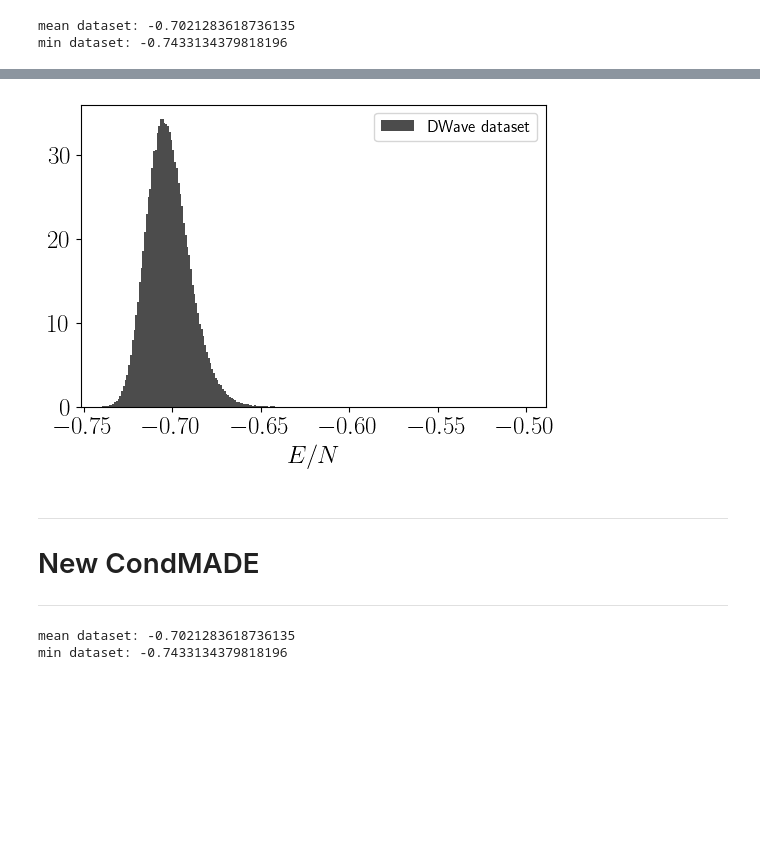
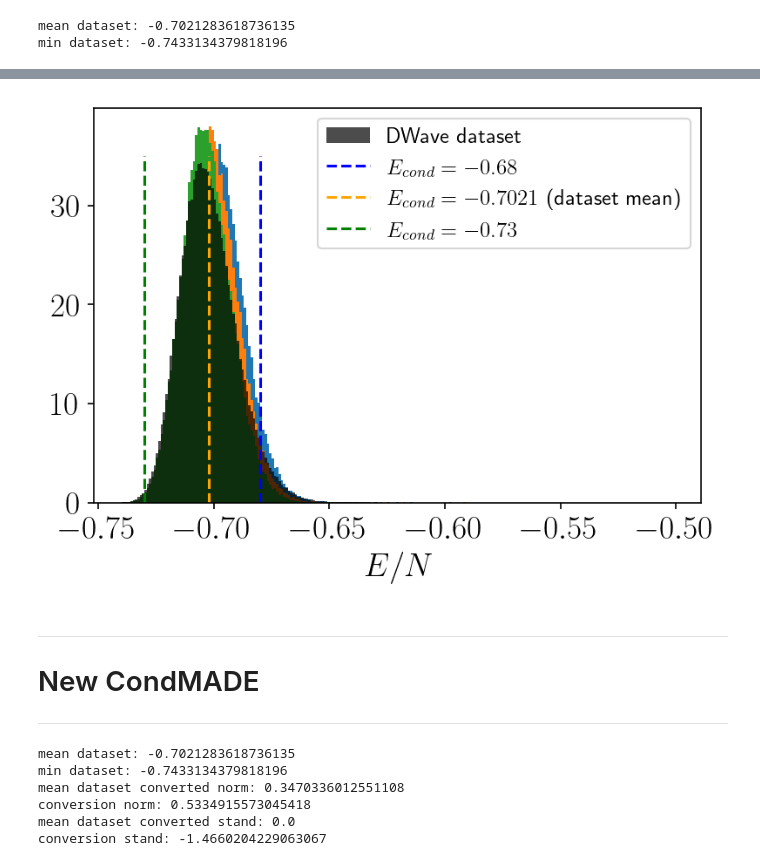
Before and after one commit to marveen94/n-mcmc-Luca, a Jupyter notebook: temp-484-spin.ipynb, the cells around one changed output, grey strips where cells are left out. Drawn from its saved outputs; the diff is of its cells as text; code cells hidden in the pictures; blank space fills up the shorter version.

```diff
--- a/temp-484-spin.ipynb
+++ b/temp-484-spin.ipynb
@@ -4,9 +4,9 @@ from src.utils.utils import *
 from src.utils import plot_config
 import matplotlib.pyplot as plt
 
-plt.rcParams["figure.dpi"] = 100
+plt.rcParams["figure.dpi"] = 150
 # %%
-data_engs = np.load("data/conditionalMADE-data/484-z4-1mus/train_1mus_eng.npy")[:, 0]
+data_engs = np.load("data/condMADE-datasets/484-z4-1mus/1cond-var/train_1mus_eng.npy")[:, 0]
 neigh, coup, len_neigh = get_couplings(22, "data/couplings/484-z4.txt")
 print(f"mean dataset: {data_engs.mean()}")
 print(f"min dataset: {data_engs.min()}")
@@ -67,28 +37,18 @@ plt.show()
 # %%
 bins = np.arange(-0.74, -0.5, 0.001)
-# plt.hist(engs07, bins=50, density=True)
-# plt.hist(engs07433, bins=50, density=True)
-# plt.hist(engsGS, bins=bins, density=True)
-# plt.hist(engs060, bins=bins, density=True)
-# plt.hist(engs065, bins=bins, density=True)
-# plt.hist(engs068, bins=bins, density=True)
-# plt.hist(engs07021, bins=bins, density=True)
-# plt.hist(engs073, bins=bins, density=True)
-# plt.hist(engs075, bins=bins, density=True)
+
+plt.hist(engs068, bins=bins, density=True)
+plt.hist(engs07021, bins=bins, density=True)
+plt.hist(engs073, bins=bins, density=True)
 plt.hist(data_engs, bins=bins, alpha=0.7, label="DWave dataset", density=True, color="k")
-# plt.vlines(-0.60, 0, 35, linestyles="dashed", label=r"$E_{cond} = -0.60$", colors="b")
-# plt.vlines(-0.65, 0, 35, linestyles="dashed", label=r"$E_{cond} = -0.65$", colors="orange")
-# plt.vlines(-0.75, 0, 35, linestyles="dashed", label=r"$E_{cond} = -0.75$", colors="green")
-# plt.vlines(-0.68, 0, 35, linestyles="dashed", label=r"$E_{cond} = -0.68$", colors="blue")
-# plt.vlines(-0.7021, 0, 35, linestyles="dashed", label=r"$E_{cond} = -0.7021$ (dataset mean)", colors="orange")
-# plt.vlines(-0.73, 0, 35, linestyles="dashed", label=r"$E_{cond} = -0.73$", colors="green")
-# plt.vlines(-0.755, 0, 35, linestyles="dashed", label=r"$E_{cond} = -0.755$ (GS)", colors="green")
-# plt.yscale("log")
+plt.vlines(-0.68, 0, 35, linestyles="dashed", label=r"$E_{cond} = -0.68$", colors="blue")
+plt.vlines(-0.7021, 0, 35, linestyles="dashed", label=r"$E_{cond} = -0.7021$ (dataset mean)", colors="orange")
+plt.vlines(-0.73, 0, 35, linestyles="dashed", label=r"$E_{cond} = -0.73$", colors="green")
 plt.xlabel(r"$E/N$")
 plt.legend(fontsize=12)
 plt.show()
 # %% [output]
-[figure, old version]
+[figure, new version]
 # %% [markdown]
 ---
 # New CondMADE
@@ -103,9 +64,23 @@ plt.rcParams["figure.dpi"] = 150
 # %%
-data_engs = np.load("data/conditionalMADE-data/484-z4-1mus/train_1mus_eng.npy")[:, 0]
+data_engs = np.load("data/condMADE-datasets/484-z4-1mus/484cond-var/train_1mus_eng.npy")[:, 0]
 neigh, coup, len_neigh = get_couplings(22, "data/couplings/484-z4.txt")
-print(f"mean dataset: {data_engs.mean()}")
+data_mean = np.mean(data_engs)
+print(f"mean dataset: {data_mean}")
 print(f"min dataset: {data_engs.min()}")
+
+print(f"mean dataset converted norm: {(data_mean - data_engs.min())/(data_engs.max() - data_engs.min())}")
+print(f"conversion norm: {(-0.68 - data_engs.min())/(data_engs.max() - data_engs.min())}")
+
+print(f"mean dataset converted stand: {(data_mean - data_engs.mean())/(data_engs.std())}")
+print(f"conversion stand: {(-0.72 - data_engs.mean())/(data_engs.std())}")
+
+# plt.hist(data_engs, bins=200)
+# plt.show()
 # %% [output]
 mean dataset: -0.7021283618736135
 min dataset: -0.7433134379818196
+mean dataset converted norm: 0.3470336012551108
+conversion norm: 0.5334915573045418
+mean dataset converted stand: 0.0
+conversion stand: -1.4660204229063067
 # %%
```
Also changed, not shown: parts of 32 cells of this notebook, 2 other files.
